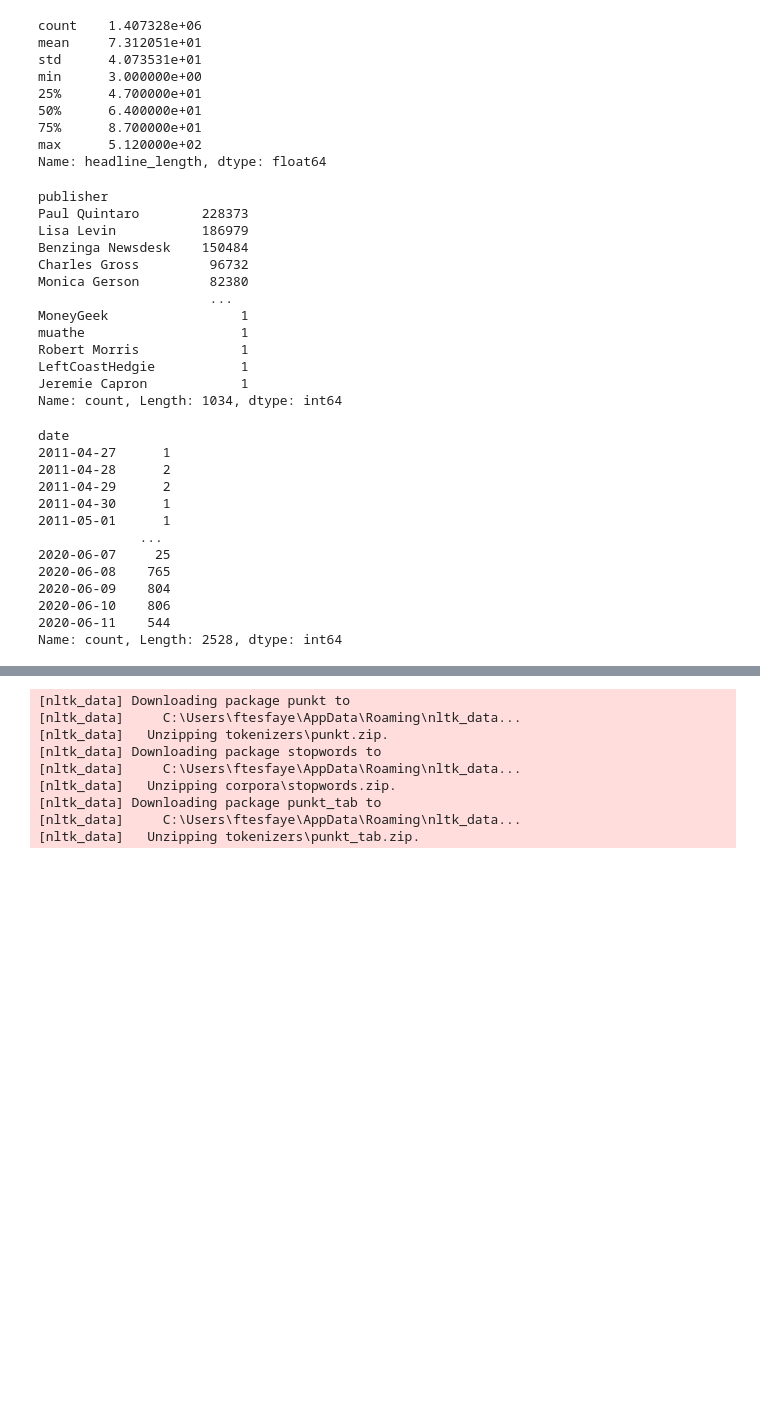
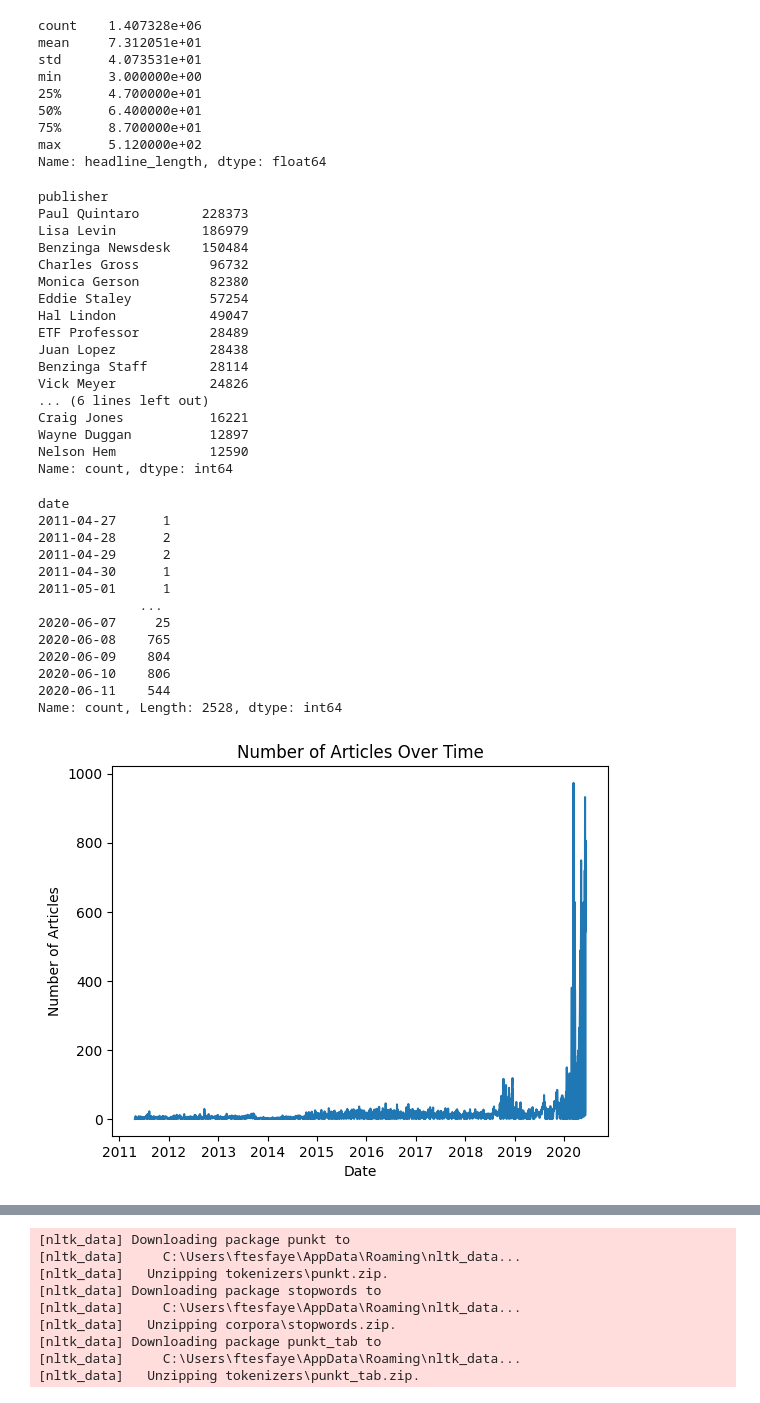
Before and after one commit to tesfayefekadu/kifiya_week_1, a Jupyter notebook: notebooks/Eda_analysis.ipynb, the cells around one changed output, grey strips where cells are left out. Saved outputs shown, nothing was run; the diff lists cells and outputs as text; code cells hidden in the pictures; blank space fills up the shorter version.

```diff
--- a/notebooks/Eda_analysis.ipynb
+++ b/notebooks/Eda_analysis.ipynb
@@ -59,7 +59,7 @@ Name: headline_length, dtype: float64
 # %%
 # Count the number of articles per publisher
 publisher_counts = data['publisher'].value_counts()
-print(publisher_counts)
+print(publisher_counts.head(20))
 # %% [output]
 publisher
 Paul Quintaro        228373
@@ -67,36 +67,48 @@ Lisa Levin           186979
 Benzinga Newsdesk    150484
 Charles Gross         96732
 Monica Gerson         82380
-                      ...
-MoneyGeek                 1
-muathe                    1
-Robert Morris             1
-LeftCoastHedgie           1
-Jeremie Capron            1
-Name: count, Length: 1034, dtype: int64
+Eddie Staley          57254
+Hal Lindon            49047
+ETF Professor         28489
+Juan Lopez            28438
+Benzinga Staff        28114
+Vick Meyer            24826
+... (6 lines left out)
+Craig Jones           16221
+Wayne Duggan          12897
+Nelson Hem            12590
+Name: count, dtype: int64
 # %%
 # Convert the 'date' column to datetime, allowing pandas to infer the format
 # errors='coerce' will convert any non-convertible values to NaT (Not a Time) rather than raising an error.
 
 data['date'] = pd.to_datetime(data['date'], errors='coerce')
 
 # Count the number of articles per day
 daily_counts = data['date'].dt.date.value_counts().sort_index()
 print(daily_counts)
+
+# Plot articles over time
+data['date'].dt.date.value_counts().sort_index().plot(kind='line')
+plt.xlabel('Date')
+plt.ylabel('Number of Articles')
+plt.title('Number of Articles Over Time')
+plt.show()
 # %% [output]
 date
 2011-04-27      1
 2011-04-28      2
 2011-04-29      2
 2011-04-30      1
 2011-05-01      1
              ...
 2020-06-07     25
 2020-06-08    765
 2020-06-09    804
 2020-06-10    806
 2020-06-11    544
 Name: count, Length: 2528, dtype: int64
+[figure, added]
 # %%
 # Function to get the sentiment polarity
 def get_sentiment(text):
```
Also changed, not shown: parts of 11 cells of this notebook, 1 other file.
